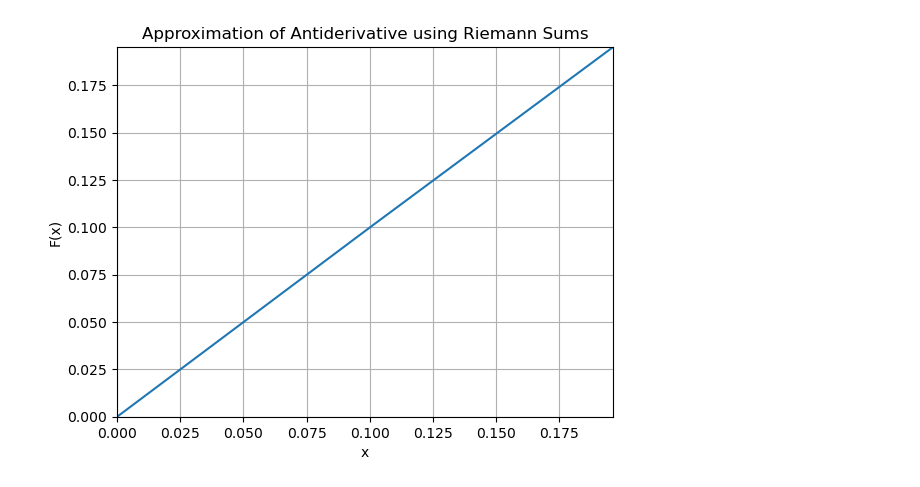
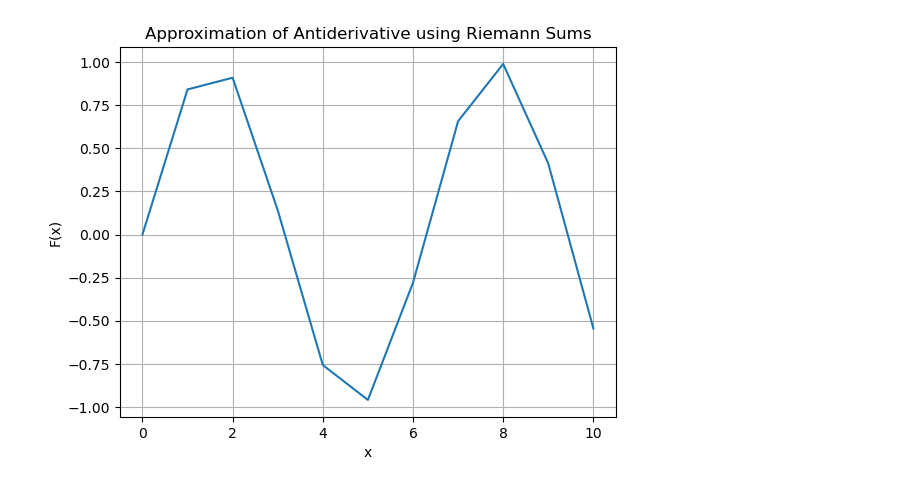
Before and after one commit to naturaljhc/numerical_methods, a Jupyter notebook: plotter/plotter.ipynb, the cells around one changed output. Drawn from its saved outputs; the diff is of its cells as text; code cells hidden in the pictures.

```diff
--- a/plotter/plotter.ipynb
+++ b/plotter/plotter.ipynb
@@ -15,11 +15,9 @@ y = np.array(data["data"])
 # %%
 plt.plot(x, y)
 plt.xlabel('x')
 plt.ylabel('F(x)')
-plt.xlim([0, np.pi/16])
-plt.ylim([0, np.sin(np.pi/16)])
 plt.title('Approximation of Antiderivative using Riemann Sums')
 plt.grid(True)
 plt.show()
 # %% [output]
-[figure, old version]
+[figure, new version]
```
Also changed, not shown: parts of 1 cell of this notebook, 4 other files.
